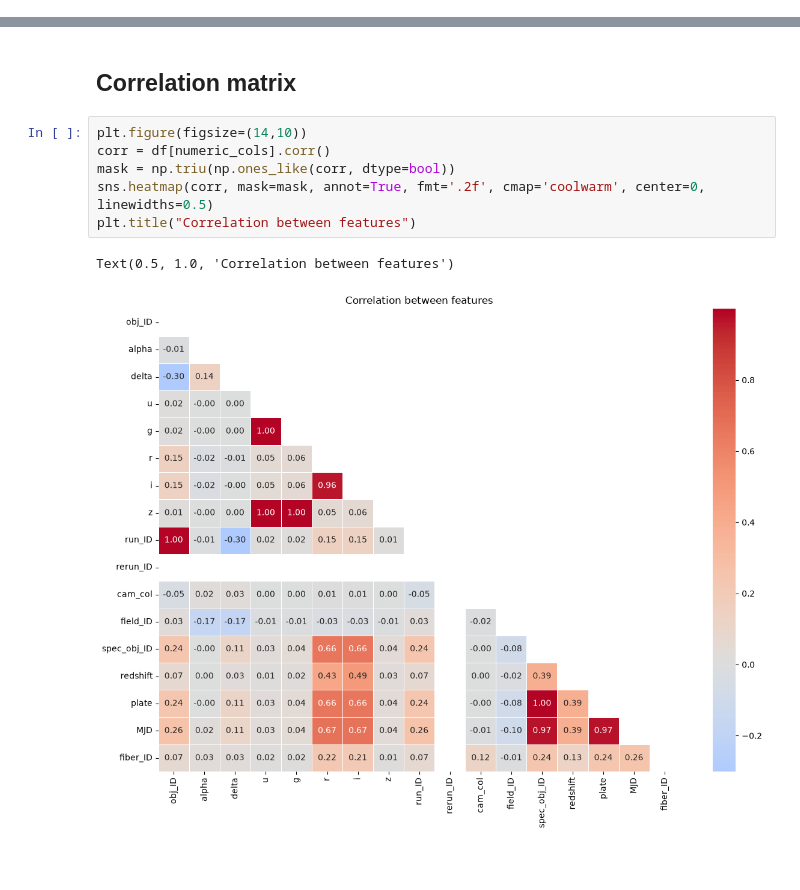
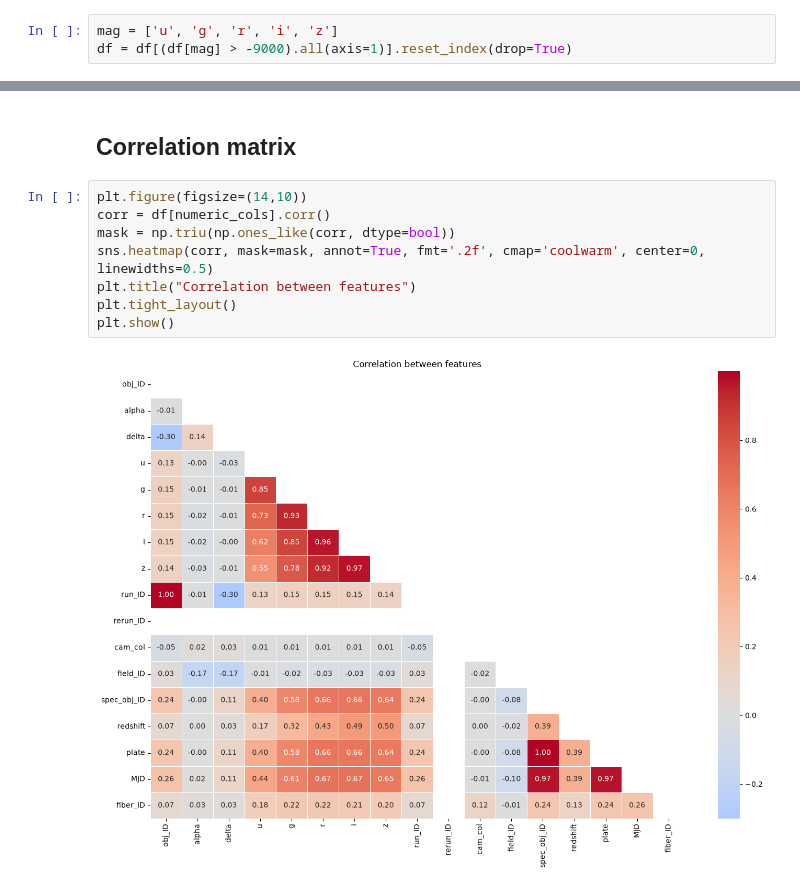
Before and after one commit to kusakabeka/ml-start-practice, a Jupyter notebook: seminar-01-sdss-classification/notebooks/eda-notebook.ipynb, the cells around one changed output, grey strips where cells are left out. Cells and saved outputs as stored; diff of their text form; blank space fills up the shorter version.

```diff
--- a/seminar-01-sdss-classification/notebooks/eda-notebook.ipynb
+++ b/seminar-01-sdss-classification/notebooks/eda-notebook.ipynb
@@ -44,6 +44,9 @@ dtypes: float64(10), int64(7), str(1)
 memory usage: 13.7 MB
 # %% [markdown]
 # EDA(Exploratory Data Analysis)
+# %%
+mag = ['u', 'g', 'r', 'i', 'z']
+df = df[(df[mag] > -9000).all(axis=1)].reset_index(drop=True)
 # %%
 df.head()
 # %% [output]
@@ -130,9 +133,10 @@ plt.show()
 # %%
 plt.figure(figsize=(14,10))
 corr = df[numeric_cols].corr()
 mask = np.triu(np.ones_like(corr, dtype=bool))
 sns.heatmap(corr, mask=mask, annot=True, fmt='.2f', cmap='coolwarm', center=0, linewidths=0.5)
 plt.title("Correlation between features")
+plt.tight_layout()
+plt.show()
 # %% [output]
-Text(0.5, 1.0, 'Correlation between features')
-[figure, old version]
+[figure, new version]
```
Also changed, not shown: parts of 6 cells of this notebook.
